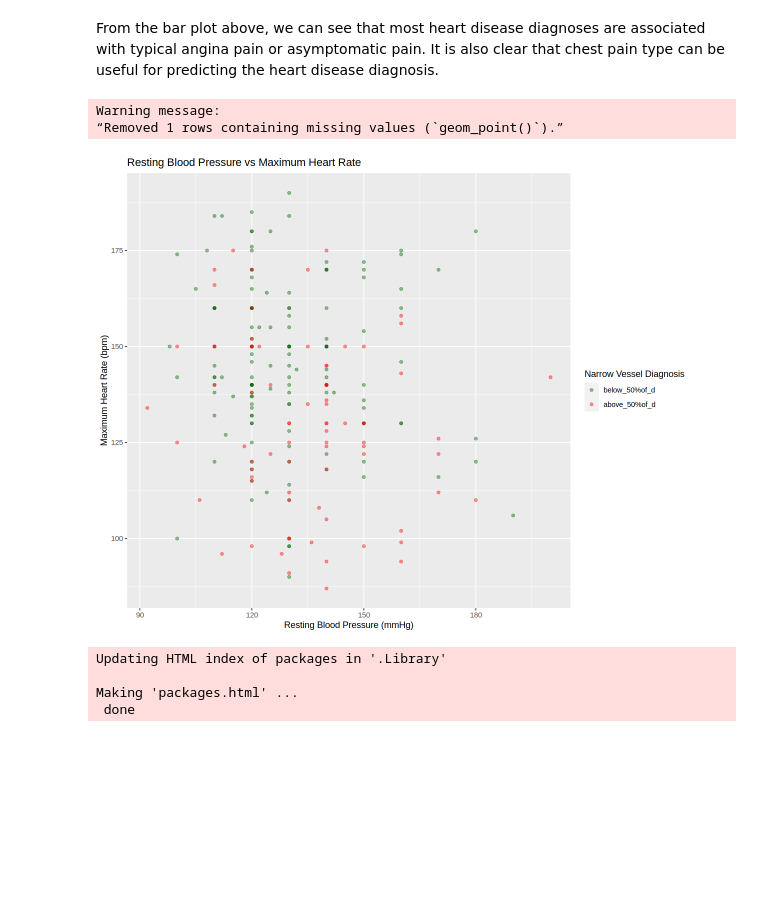
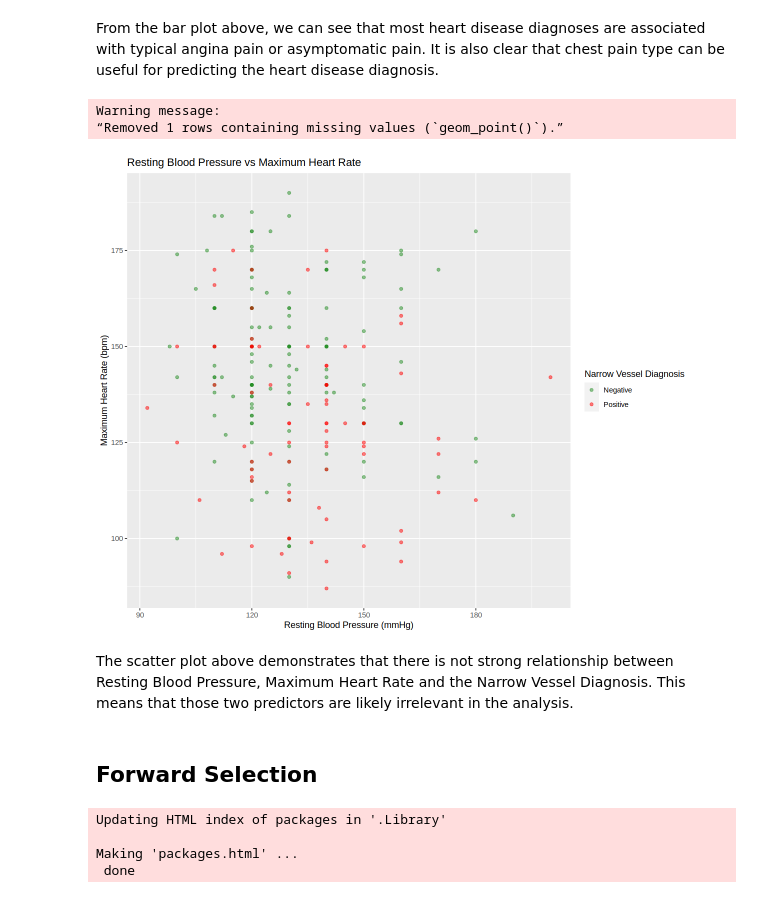
Before and after one commit to MaxVinichenko/DSCI_100_Final_Project, a Jupyter notebook: data.ipynb, the cells around one changed output. Drawn from its saved outputs; the diff is of its cells as text; code cells hidden in the pictures; blank space fills up the shorter version.

Commit message:
restingbp_maxhr_graph legend and color change

```diff
--- a/data.ipynb
+++ b/data.ipynb
@@ -257,16 +257,25 @@ From the bar plot above, we can see that most heart disease diagnoses are associ
 # %%
 #Exploring the relationship between resting blood pressure, maximum heart rate and the narrow vesel diagnosis:
 restingbp_maxhr_graph<-refactored_heart_train|>
     ggplot(aes(x=resting_bp, y=max_hr, color=vessel_narrow))+
-        geom_point(alpha=0.4)+
+        geom_point(alpha=0.5)+
         labs(title="Resting Blood Pressure vs Maximum Heart Rate", x="Resting Blood Pressure (mmHg)", y="Maximum Heart Rate (bpm)", color="Narrow Vessel Diagnosis")+
-        scale_color_manual(values=c("darkgreen","red"))
+        scale_color_manual(
+            name = "Narrow Vessel Diagnosis",
+            breaks = c("below_50%of_d", "above_50%of_d"),
+            labels = c("Negative", "Positive"),
+            values = c("forestgreen", "red")
+          )
 
 restingbp_maxhr_graph
 # %% [output]
 Warning message:
 “Removed 1 rows containing missing values (`geom_point()`).”
-[figure, old version]
+[figure, new version]
+# %% [markdown]
+The scatter plot above demonstrates that there is not strong relationship between Resting Blood Pressure, Maximum Heart Rate and the Narrow Vessel Diagnosis. This means that those two predictors are likely irrelevant in the analysis.
+# %% [markdown]
+## Forward Selection
 # %%
 #Using forward selection, determine what set of predictors will result in the highest accuracy
 #KNN classificaiton
```
